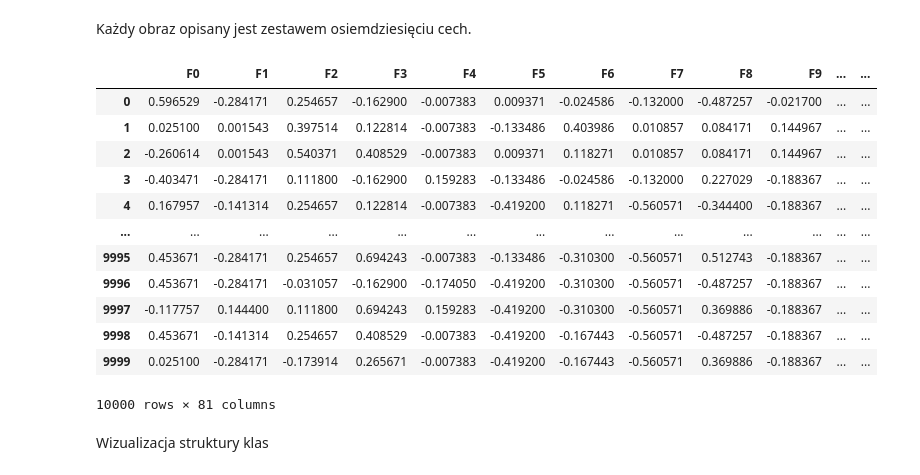
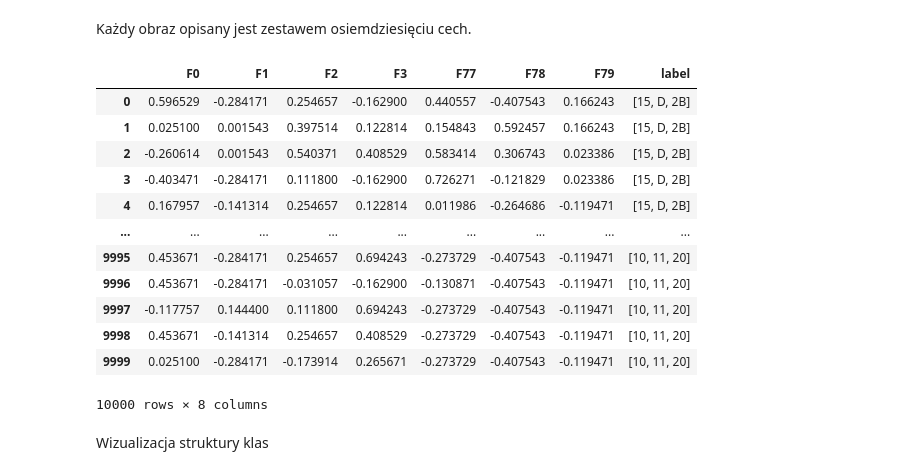
Before and after one commit to pwr-ai/przetwarzanie-danych-zlozonych, a Jupyter notebook: book/labs/hierarchical_classification.ipynb, the cells around one changed output. Drawn from its saved outputs; the diff is of its cells as text; code cells hidden in the pictures.

```diff
--- a/book/labs/hierarchical_classification.ipynb
+++ b/book/labs/hierarchical_classification.ipynb
@@ -49,21 +49,22 @@ df = readDataset('data/hierarchical_classification/imclef07d_train')
 # %% [markdown]
 Każdy obraz opisany jest zestawem osiemdziesięciu cech.
 # %%
-df
+# Dla przejrzystości wyświetlono tylko kilka z nich
+df.iloc[:, [0,1,2,3,77,78,79,80]]
 # %% [output]
-|  | F0 | F1 | F2 | F3 | F4 | F5 | F6 | F7 | F8 | F9 | ... | ... |
-| 0 | 0.596529 | -0.284171 | 0.254657 | -0.162900 | -0.007383 | 0.009371 | -0.024586 | -0.132000 | -0.487257 | -0.021700 | ... | ... |
-| 1 | 0.025100 | 0.001543 | 0.397514 | 0.122814 | -0.007383 | -0.133486 | 0.403986 | 0.010857 | 0.084171 | 0.144967 | ... | ... |
-| 2 | -0.260614 | 0.001543 | 0.540371 | 0.408529 | -0.007383 | 0.009371 | 0.118271 | 0.010857 | 0.084171 | 0.144967 | ... | ... |
-| 3 | -0.403471 | -0.284171 | 0.111800 | -0.162900 | 0.159283 | -0.133486 | -0.024586 | -0.132000 | 0.227029 | -0.188367 | ... | ... |
-| 4 | 0.167957 | -0.141314 | 0.254657 | 0.122814 | -0.007383 | -0.419200 | 0.118271 | -0.560571 | -0.344400 | -0.188367 | ... | ... |
-| ... | ... | ... | ... | ... | ... | ... | ... | ... | ... | ... | ... | ... |
-| 9995 | 0.453671 | -0.284171 | 0.254657 | 0.694243 | -0.007383 | -0.133486 | -0.310300 | -0.560571 | 0.512743 | -0.188367 | ... | ... |
-| 9996 | 0.453671 | -0.284171 | -0.031057 | -0.162900 | -0.174050 | -0.419200 | -0.310300 | -0.560571 | -0.487257 | -0.188367 | ... | ... |
-| 9997 | -0.117757 | 0.144400 | 0.111800 | 0.694243 | 0.159283 | -0.419200 | -0.310300 | -0.560571 | 0.369886 | -0.188367 | ... | ... |
-| 9998 | 0.453671 | -0.141314 | 0.254657 | 0.408529 | -0.007383 | -0.419200 | -0.167443 | -0.560571 | -0.487257 | -0.188367 | ... | ... |
-| 9999 | 0.025100 | -0.284171 | -0.173914 | 0.265671 | -0.007383 | -0.419200 | -0.167443 | -0.560571 | 0.369886 | -0.188367 | ... | ... |
+|  | F0 | F1 | F2 | F3 | F77 | F78 | F79 | label |
+| 0 | 0.596529 | -0.284171 | 0.254657 | -0.162900 | 0.440557 | -0.407543 | 0.166243 | [15, D, 2B] |
+| 1 | 0.025100 | 0.001543 | 0.397514 | 0.122814 | 0.154843 | 0.592457 | 0.166243 | [15, D, 2B] |
+| 2 | -0.260614 | 0.001543 | 0.540371 | 0.408529 | 0.583414 | 0.306743 | 0.023386 | [15, D, 2B] |
+| 3 | -0.403471 | -0.284171 | 0.111800 | -0.162900 | 0.726271 | -0.121829 | 0.023386 | [15, D, 2B] |
+| 4 | 0.167957 | -0.141314 | 0.254657 | 0.122814 | 0.011986 | -0.264686 | -0.119471 | [15, D, 2B] |
+| ... | ... | ... | ... | ... | ... | ... | ... | ... |
+| 9995 | 0.453671 | -0.284171 | 0.254657 | 0.694243 | -0.273729 | -0.407543 | -0.119471 | [10, 11, 20] |
+| 9996 | 0.453671 | -0.284171 | -0.031057 | -0.162900 | -0.130871 | -0.407543 | -0.119471 | [10, 11, 20] |
+| 9997 | -0.117757 | 0.144400 | 0.111800 | 0.694243 | -0.273729 | -0.407543 | -0.119471 | [10, 11, 20] |
+| 9998 | 0.453671 | -0.141314 | 0.254657 | 0.408529 | -0.273729 | -0.407543 | -0.119471 | [10, 11, 20] |
+| 9999 | 0.025100 | -0.284171 | -0.173914 | 0.265671 | -0.273729 | -0.407543 | -0.119471 | [10, 11, 20] |
-10000 rows × 81 columns
+10000 rows × 8 columns
 # %% [markdown]
 Wizualizacja struktury klas
 # %%
```
Also changed, not shown: parts of 1 cell of this notebook, 10 other files.
